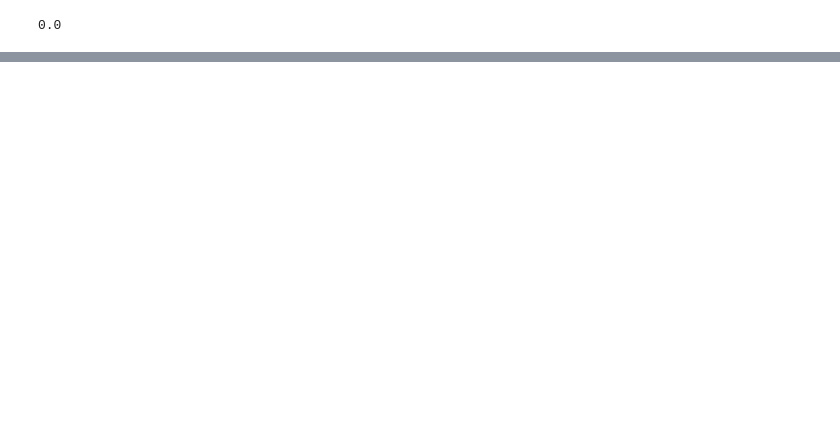
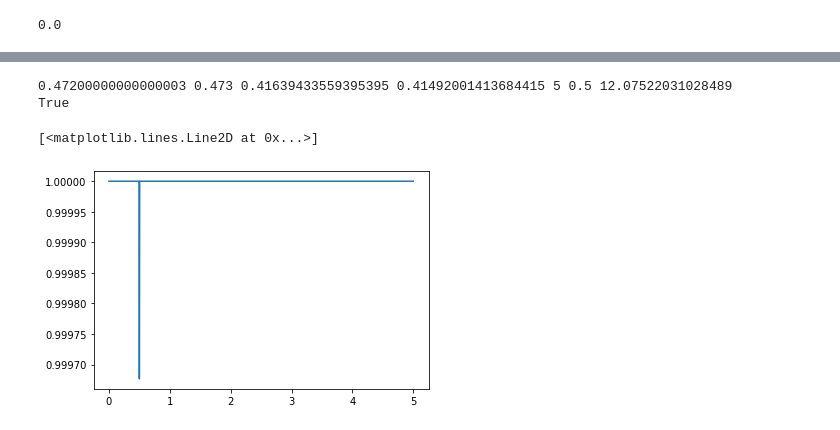
Before and after one commit to ageller/EB-LSST, a Jupyter notebook: testing/eclipseDepth/eccEclipseCheck.ipynb, the cells around one changed output, grey strips where cells are left out. Cells and saved outputs as stored; diff of their text form; code cells hidden in the pictures; blank space fills up the shorter version.

Commit message:
fixed ecc eclipse check

```diff
--- a/testing/eclipseDepth/eccEclipseCheck.ipynb
+++ b/testing/eclipseDepth/eccEclipseCheck.ipynb
@@ -121,0 +196,3 @@ ax.scatter(index[ecl],inc[ecl], facecolors='none', edgecolors='black', s=60)
+# %%
+model = pd.read_hdf('/Users/ageller/WORK/LSST/onGitHub/EBLSST/input/TRILEGALmodels/TRILEGAL_model_fID_1.h5')
+model
@@ -121,0 +213,54 @@ ax.scatter(index[ecl],inc[ecl], facecolors='none', edgecolors='black', s=60)
+# %%
+#e = 0.0
+#ellc says i~86.06deg
+#my code says i~86.07deg
+
+#e = 0.25
+#ellc says i~85.26
+#my code says i~85.28
+
+#e = 0.5
+#ellc says i~83.45deg,
+#my code says i~83.46deg
+
+index = 0
+
+row = model.iloc[index]
+m1 = row['Mact']
+r1 = getRad(row['logg'], m1)
+
+q = 1.
+e = 0.5
+p = 5
+
+m2, r2 = getm2(q*m1)
+
+a = getafromP(m1*u.solMass, m2*u.solMass, p*u.day).to(u.solRad).value
+
+inc = 83.45
+omega = 30.
+t_zero = 0.1*p
+
+f_c = np.sqrt(e)*np.cos(omega*np.pi/180.)
+f_s = np.sqrt(e)*np.sin(omega*np.pi/180.)
+R_1 = r1/a
+R_2 = r2/a
+
+print(m1, m2, r1, r2, p, e, a)
+print(checkEccEclipse(r1, r2, a, p, e, omega, inc, t_zero))
+# %% [output]
+0.47200000000000003 0.473 0.41639433559395395 0.41492001413684415 5 0.5 12.07522031028489
+True
+# %%
+Ndates = 5000
+dates = np.linspace(0, p, Ndates)
+# %%
+lc = ellc.lc(dates, t_zero=t_zero, period=p, a=a, q=q, f_c=f_c, f_s=f_s,
+    radius_1=R_1, radius_2=R_2, incl=inc, sbratio=1.,
+    shape_1='sphere', shape_2='sphere', grid_1='default', grid_2='default')
+# %%
+f,ax = plt.subplots()
+ax.plot(dates,lc)
+# %% [output]
+[<matplotlib.lines.Line2D at 0x...>]
+[figure, added]
```
Also changed, not shown: parts of 7 cells of this notebook, 1 other file.
